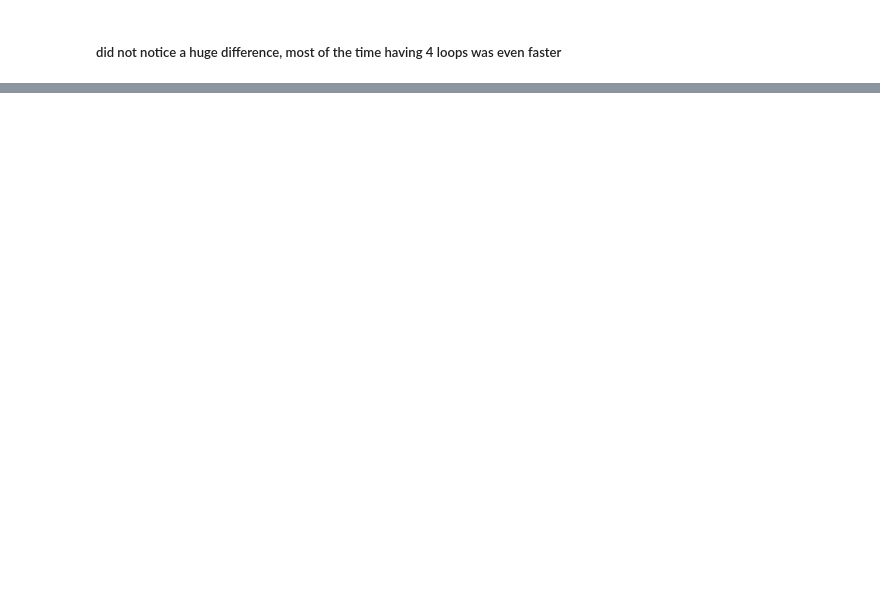
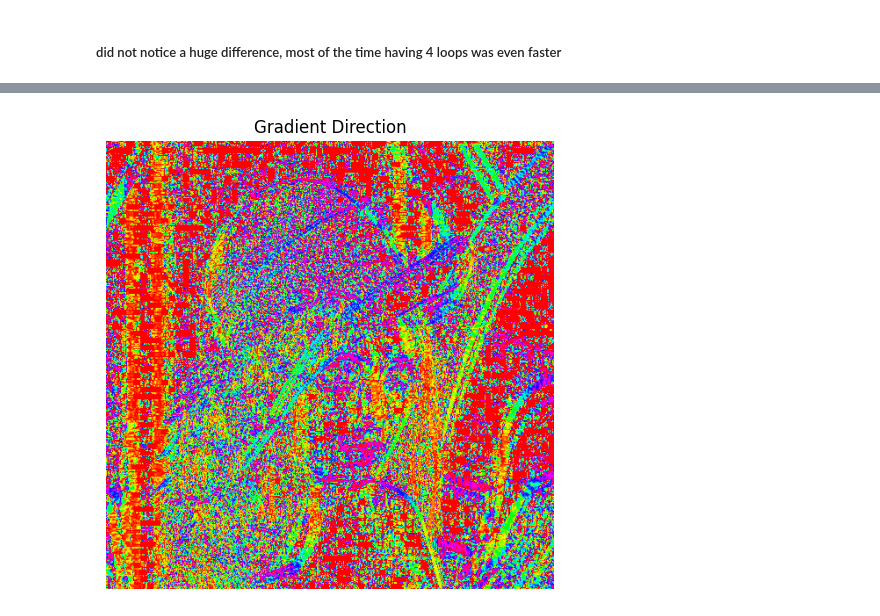
Before and after one commit to AhmedZ41/2DCV-Tasks, a Jupyter notebook: 4.Aufgabe/Aufgabe4.ipynb, the cells around one changed output, grey strips where cells are left out. Drawn from its saved outputs; the diff is of its cells as text; code cells hidden in the pictures; blank space fills up the shorter version.

```diff
--- a/4.Aufgabe/Aufgabe4.ipynb
+++ b/4.Aufgabe/Aufgabe4.ipynb
@@ -155,0 +208,44 @@ Y-direction duration in milliseconds: 1860.4998588562012
+# %%
+def gradient_direction(Gx, Gy):
+    """
+    Computes the gradient direction (angle in degrees) at each pixel.
+
+    Parameters:
+        Gx (2D np.array): Sobel X result
+        Gy (2D np.array): Sobel Y result
+
+    Returns:
+        Angle image (2D np.float32), scaled to 0–255 for visualization
+    """
+    # Convert to float for precision
+    Gx = Gx.astype(np.float32)
+    Gy = Gy.astype(np.float32)
+
+    # Compute direction in radians, then convert to degrees
+    direction = np.arctan2(Gy, Gx)  # angle in radians (-π to π)
+    direction_deg = np.degrees(direction)  # convert to degrees (-180 to 180)
+
+    # Optional: normalize to 0–255 for display
+    direction_norm = (direction_deg + 180) / 360 * 255
+
+    return direction_norm.astype(np.uint8)
+# %%
+# Apply Sobel filters
+sobel_x_result = sobel(gray, filter_x)
+sobel_y_result = sobel(gray, filter_y)
+
+# Compute gradient magnitude and direction
+Gmag = gradient_magnitude(sobel_x_result, sobel_y_result)
+Gdir = gradient_direction(sobel_x_result, sobel_y_result)
+
+# Plot results
+plt.figure(figsize=(20, 5))
+
+plt.title("Gradient Direction")
+plt.imshow(Gdir, cmap='hsv')  # hsv colormap shows angles nicely
+plt.axis('off')
+
+plt.tight_layout()
+plt.show()
+# %% [output]
+[figure, added]
```
Also changed, not shown: parts of 8 cells of this notebook, 36 other files.
